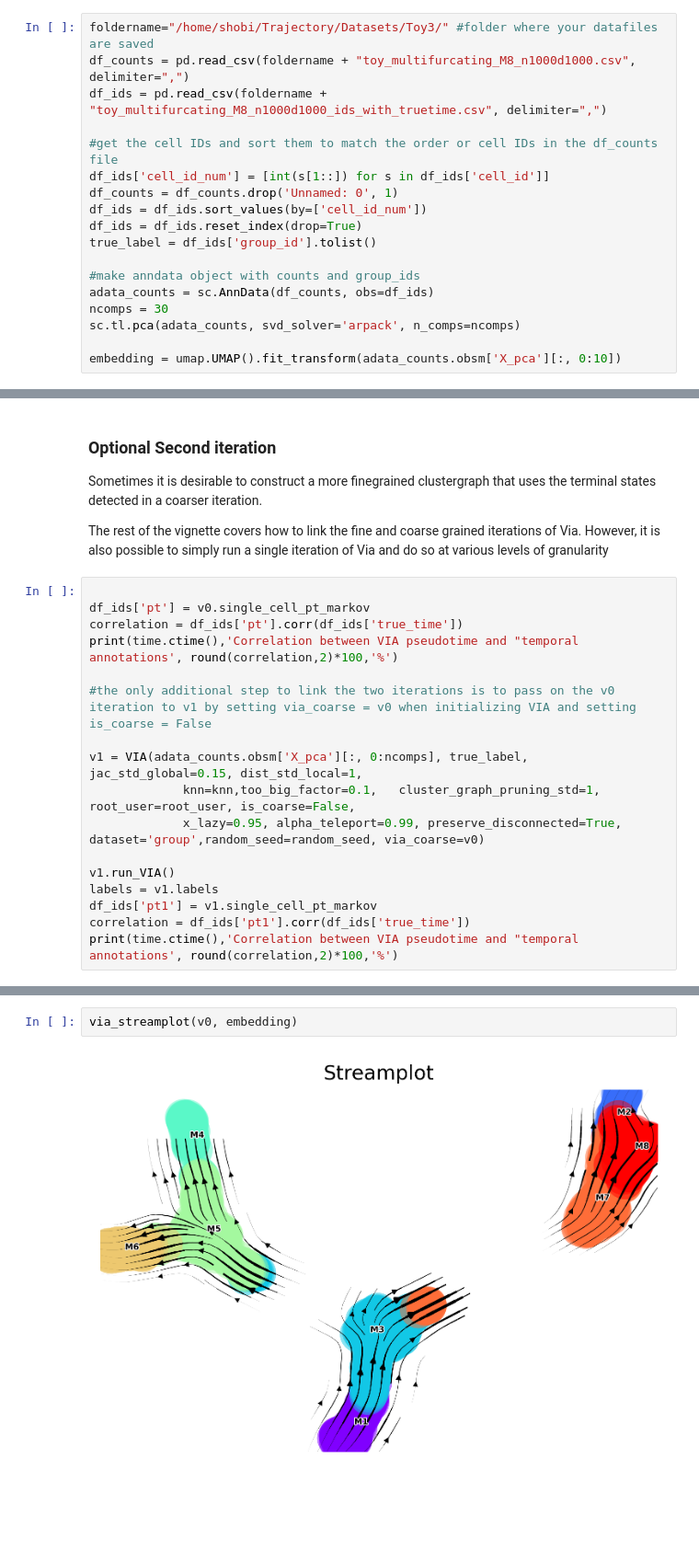
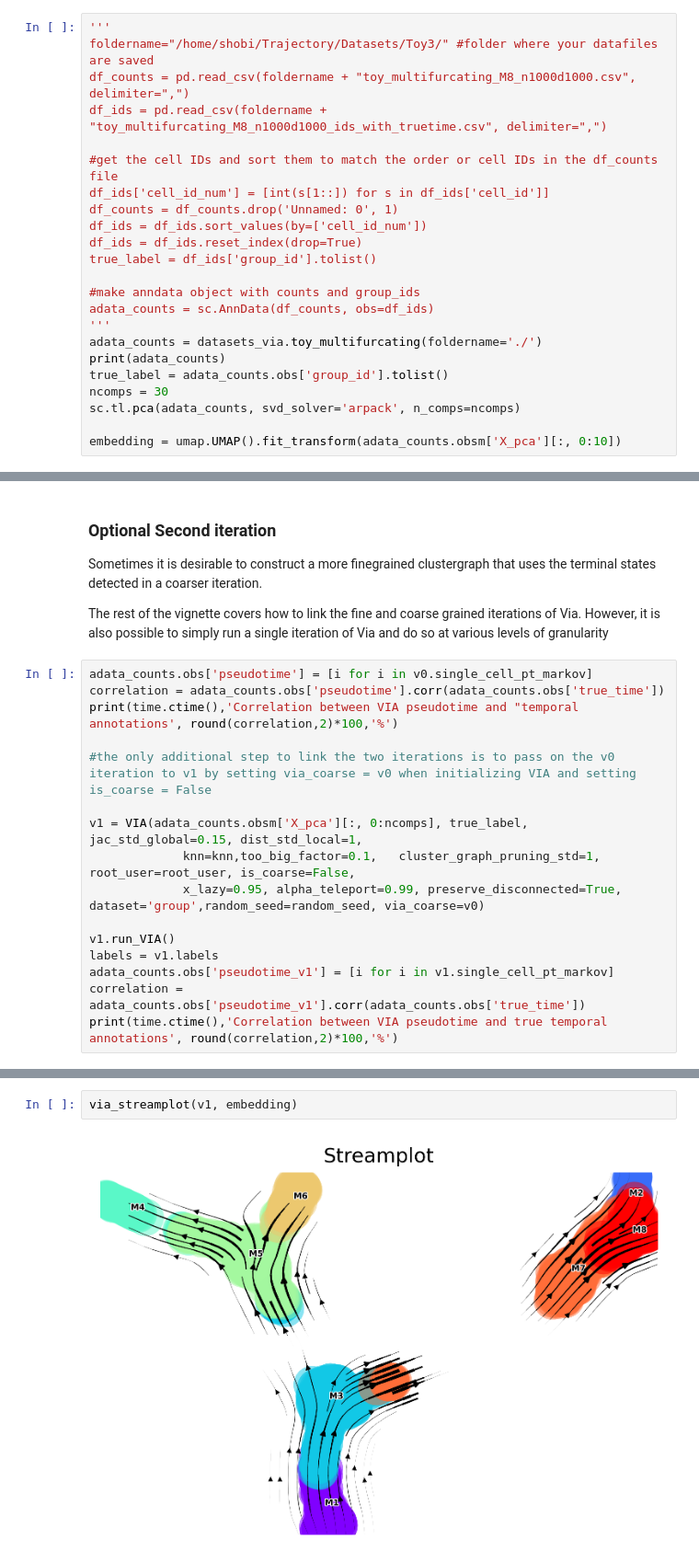
Before and after one commit to ShobiStassen/VIA, a Jupyter notebook: docs/Basic tutorial.ipynb, the cells around one changed output, grey strips where cells are left out. Shown at 92% size. Drawn from its saved outputs; the diff is of its cells as text; blank space fills up the shorter version.

Commit message:
update multifurcating
use datasets function to import dataset automatically

```diff
--- a/docs/Basic tutorial.ipynb
+++ b/docs/Basic tutorial.ipynb
@@ -20,4 +22,5 @@ First load all the data and make an anndata object. Umap is also used to create
 # %%
+'''
 foldername="/home/shobi/Trajectory/Datasets/Toy3/" #folder where your datafiles are saved
 df_counts = pd.read_csv(foldername + "toy_multifurcating_M8_n1000d1000.csv", delimiter=",")
 df_ids = pd.read_csv(foldername + "toy_multifurcating_M8_n1000d1000_ids_with_truetime.csv", delimiter=",")
@@ -31,6 +34,10 @@ true_label = df_ids['group_id'].tolist()
 
 #make anndata object with counts and group_ids
 adata_counts = sc.AnnData(df_counts, obs=df_ids)
+'''
+adata_counts = datasets_via.toy_multifurcating(foldername='./')
+print(adata_counts)
+true_label = adata_counts.obs['group_id'].tolist()
 ncomps = 30
 sc.tl.pca(adata_counts, svd_solver='arpack', n_comps=ncomps)
 
@@ -205,9 +220,8 @@ Sometimes it is desirable to construct a more finegrained clustergraph that uses
 
 The rest of the vignette covers how to link the fine and coarse grained iterations of Via. However, it is also possible to simply run a single iteration of Via and do so at various levels of granularity
 # %%
-
-df_ids['pt'] = v0.single_cell_pt_markov
-correlation = df_ids['pt'].corr(df_ids['true_time'])
+adata_counts.obs['pseudotime'] = [i for i in v0.single_cell_pt_markov]
+correlation = adata_counts.obs['pseudotime'].corr(adata_counts.obs['true_time'])
 print(time.ctime(),'Correlation between VIA pseudotime and "temporal annotations', round(correlation,2)*100,'%')
 
 #the only additional step to link the two iterations is to pass on the v0 iteration to v1 by setting via_coarse = v0 when initializing VIA and setting is_coarse = False
@@ -218,7 +232,7 @@ v1 = VIA(adata_counts.obsm['X_pca'][:, 0:ncomps], true_label, jac_std_global=0.1
 
 v1.run_VIA()
 labels = v1.labels
-df_ids['pt1'] = v1.single_cell_pt_markov
-correlation = df_ids['pt1'].corr(df_ids['true_time'])
-print(time.ctime(),'Correlation between VIA pseudotime and "temporal annotations', round(correlation,2)*100,'%')
+adata_counts.obs['pseudotime_v1'] = [i for i in v1.single_cell_pt_markov]
+correlation = adata_counts.obs['pseudotime_v1'].corr(adata_counts.obs['true_time'])
+print(time.ctime(),'Correlation between VIA pseudotime and true temporal annotations', round(correlation,2)*100,'%')
 # %% [output]
@@ -262,9 +276,9 @@ v1.draw_piechart_graph(type_data='pt', title='Toy multifurcation', cmap='viridis
 # %% [output]
 [figure]
 # %%
-via_streamplot(v0, embedding)
+via_streamplot(v1, embedding)
 # %% [output]
-[figure, old version]
+[figure, new version]
 # %%
 draw_trajectory_gams(via_coarse=v0, via_fine=v1, embedding=embedding)
 # %% [output]
```
Also changed, not shown: parts of 17 cells of this notebook.
